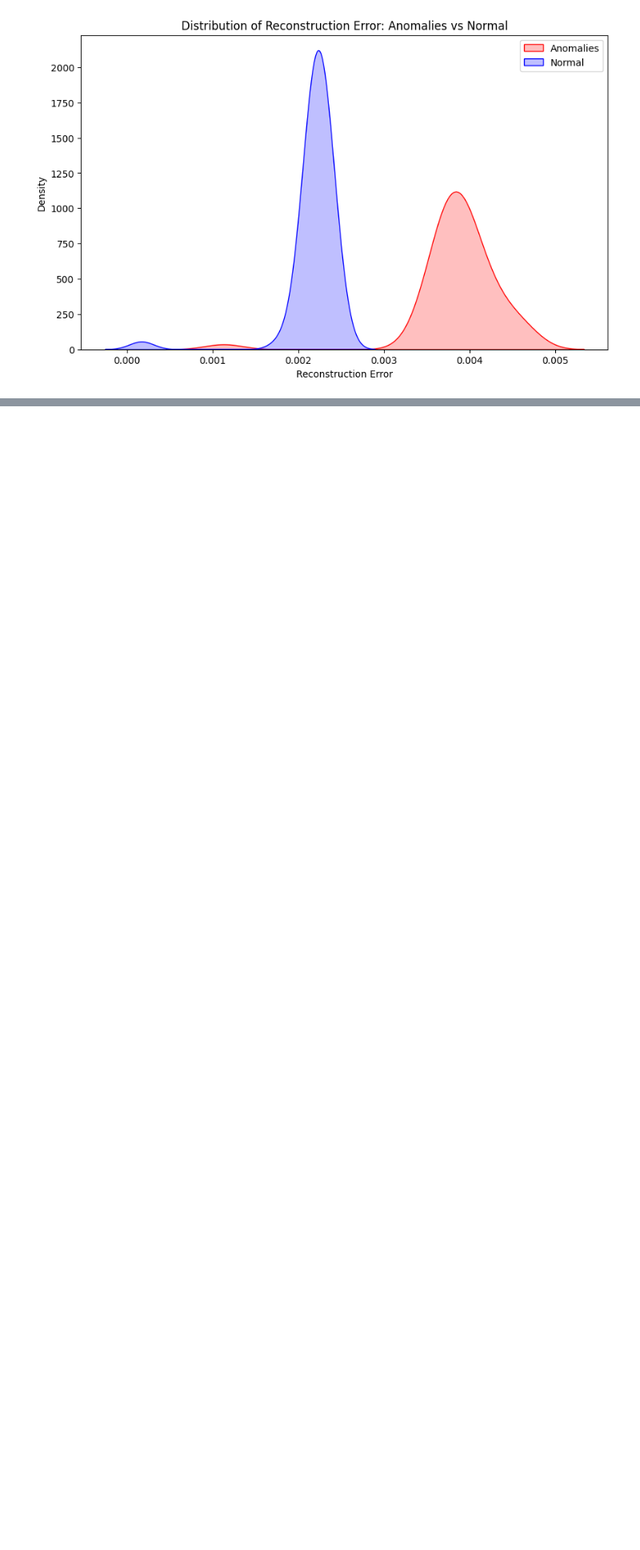
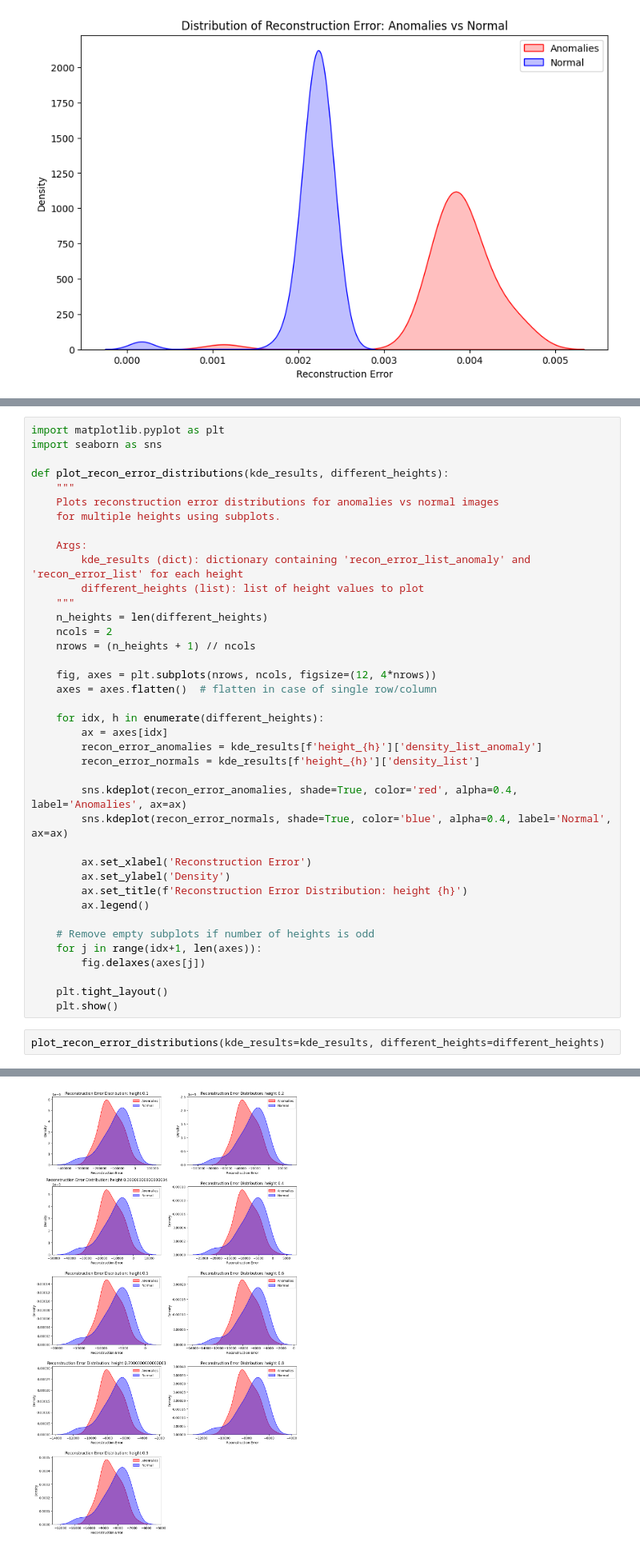
Before and after one commit to annatn998/Pytorch-Convolutional-AutoEncoder, a Jupyter notebook: notebook_exploration.ipynb, the cells around one changed output, grey strips where cells are left out. Shown at 80% size. Cells and saved outputs as stored; diff of their text form; blank space fills up the shorter version.

```diff
--- a/notebook_exploration.ipynb
+++ b/notebook_exploration.ipynb
@@ -256,0 +309,42 @@ This will become an error in seaborn v0.14.0; please update your code.
+# %%
+import matplotlib.pyplot as plt
+import seaborn as sns
+
+def plot_recon_error_distributions(kde_results, different_heights):
+    """
+    Plots reconstruction error distributions for anomalies vs normal images
+    for multiple heights using subplots.
+
+    Args:
+        kde_results (dict): dictionary containing 'recon_error_list_anomaly' and 'recon_error_list' for each height
+        different_heights (list): list of height values to plot
+    """
+    n_heights = len(different_heights)
+    ncols = 2
+    nrows = (n_heights + 1) // ncols
+
+    fig, axes = plt.subplots(nrows, ncols, figsize=(12, 4*nrows))
+    axes = axes.flatten()  # flatten in case of single row/column
+
+    for idx, h in enumerate(different_heights):
+        ax = axes[idx]
+        recon_error_anomalies = kde_results[f'height_{h}']['density_list_anomaly']
+        recon_error_normals = kde_results[f'height_{h}']['density_list']
+
+        sns.kdeplot(recon_error_anomalies, shade=True, color='red', alpha=0.4, label='Anomalies', ax=ax)
+        sns.kdeplot(recon_error_normals, shade=True, color='blue', alpha=0.4, label='Normal', ax=ax)
+
+        ax.set_xlabel('Reconstruction Error')
+        ax.set_ylabel('Density')
+        ax.set_title(f'Reconstruction Error Distribution: height {h}')
+        ax.legend()
+
+    # Remove empty subplots if number of heights is odd
+    for j in range(idx+1, len(axes)):
+        fig.delaxes(axes[j])
+
+    plt.tight_layout()
+    plt.show()
+# %%
+plot_recon_error_distributions(kde_results=kde_results, different_heights=different_heights)
+# %% [output]
@@ -256,0 +368 @@ This will become an error in seaborn v0.14.0; please update your code.
+[figure, added]
```
Also changed, not shown: parts of 3 cells of this notebook, 1 other file.
